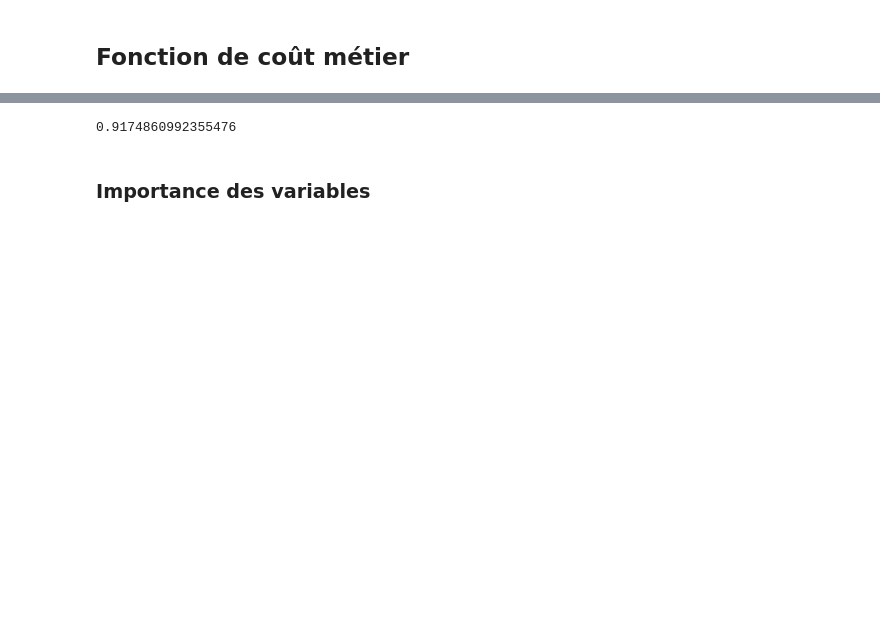
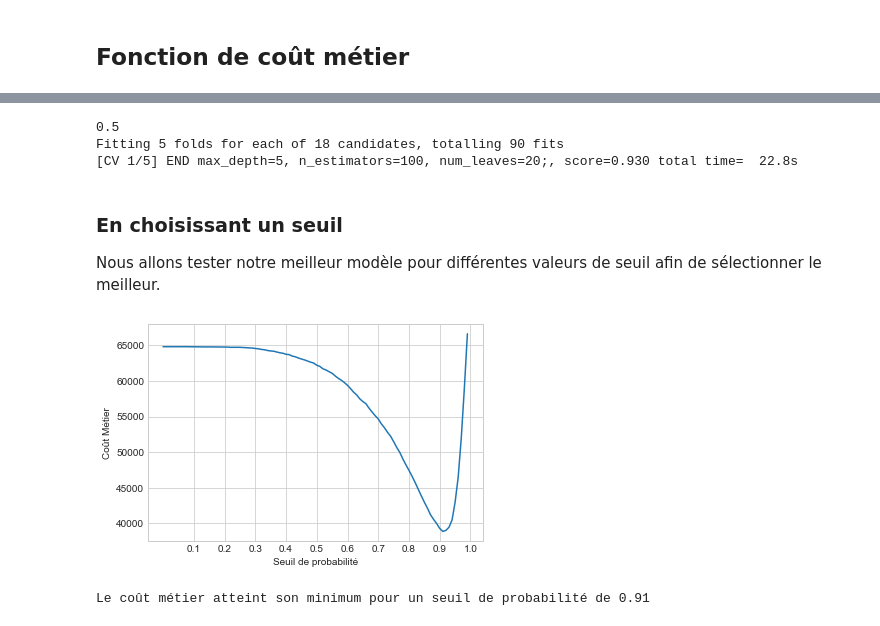
Before and after one commit to charlottemllt/Implementation-d-un-modele-de-scoring, a Jupyter notebook: Dossier Code/P7_02_NotebookModelisation.ipynb, the cells around one changed output, grey strips where cells are left out. Cells and saved outputs as stored; diff of their text form; code cells hidden in the pictures; blank space fills up the shorter version.

Commit message:
Ajout de l'analyse en fonction de coût métier

```diff
--- a/Dossier Code/P7_02_NotebookModelisation.ipynb
+++ b/Dossier Code/P7_02_NotebookModelisation.ipynb
@@ -833,7 +715,7 @@ XGB_SMOTE_SE = GridSearchCV(XGBClassifier(random_state=0),
                             scoring='roc_auc',
                             verbose=3)
 
-XGB_SMOTE_SE.fit(X_SMOTE_SE, y_SMOTE_SE)
-# XGB_SMOTE_SE = joblib.load('XGB_SMOTE_SE.joblib')
+# XGB_SMOTE_SE.fit(X_SMOTE_SE, y_SMOTE_SE)
+XGB_SMOTE_SE = joblib.load('XGB_SMOTE_SE.joblib')
 
 prediction_XGB_SMOTE_SE = XGB_SMOTE_SE.predict_proba(X_test_preprocessed)
@@ -886,7 +748,7 @@ Logistic_SMOTE_SE = GridSearchCV(LogisticRegression(random_state=0),
                                  scoring='roc_auc',
                                  verbose=3)
 
-Logistic_SMOTE_SE.fit(X_SMOTE_SE, y_SMOTE_SE)
-# Logistic_SMOTE_SE = joblib.load('Logistic_SMOTE_SE.joblib')
+# Logistic_SMOTE_SE.fit(X_SMOTE_SE, y_SMOTE_SE)
+Logistic_SMOTE_SE = joblib.load('Logistic_SMOTE_SE.joblib')
 
 prediction_Logistic_SMOTE_SE = Logistic_SMOTE_SE.predict_proba(X_test_preprocessed)
@@ -993,4 +835,8 @@ s
 | F1 | 0.955227 | 0.955235 | 0.955325 | 0.955509 | 0.955191 | 0.955292 | 0.955058 | ... |
 # %% [markdown]
 ## Fonction de coût métier
+# %%
+def cout_metier(y_true, y_pred, poids_fp=10, poids_fn=1):
+    tp, fp, fn, tn = confusion_matrix(y_true, y_pred).ravel()
+    return fp*poids_fp + fn*poids_fn
 # %% [markdown]
@@ -1003,13 +849,55 @@ Nous voulons donc une **précision le plus proche possible de 1**. Nous choisiss
-# %%
-from sklearn.metrics import fbeta_score
-
-best_model = LGBMClassifier(class_weight={0: 1, 1: 1}, max_depth=5, n_estimators=300, num_leaves=20, random_state=0)
-best_model.fit(X_train_preprocessed, y_train)
-predictions = best_model.predict_proba(X_test_preprocessed)[:, 1]
-y_pred = pd.Series(predictions).apply(lambda x: 1 if x >= 0.5 else 0)
-
-fbeta_score(y_test, y_pred, beta=0.01)
-# %% [output]
-0.9174860992355476
-# %% [markdown]
-### Importance des variables
+# %%
+cout_min = 11*y_test.shape[0]
+best_beta = 0
+
+for beta_ in [0.5, 0.2, 0.1, 0.05, 0.02, 0.01]:
+    print(beta_)
+    scorer = make_scorer(fbeta_score, beta=beta_)
+    model = GridSearchCV(LGBMClassifier(random_state=0),
+                         param_grid=param_LGBM,
+                         cv=cv_strat,
+                         scoring=scorer,
+                         verbose=3)
+
+    model.fit(X_train_preprocessed, y_train)
+    y_pred = model.predict(X_test_preprocessed)
+    cout = cout_metier(y_test, y_pred)
+    if cout < cout_min:
+        best_beta = beta_
+        joblib.dump(model, 'best_model_beta.joblib')
+# %% [output]
+0.5
+Fitting 5 folds for each of 18 candidates, totalling 90 fits
+[CV 1/5] END max_depth=5, n_estimators=100, num_leaves=20;, score=0.930 total time=  22.8s
+# %%
+best_model_beta = joblib.load('best_model_beta.joblib')
+y_pred = y_pred = best_model_beta.predict(X_test_preprocessed)
+
+ConfusionMatrixDisplay.from_predictions(y_test, y_pred, values_format='')
+plt.show()
+# %% [markdown]
+### En choisissant un seuil
+Nous allons tester notre meilleur modèle pour différentes valeurs de seuil afin de sélectionner le meilleur.
+# %%
+best_model = joblib.load('LGBM.joblib')
+cost_function = []
+threshold_x = []
+predictions = best_model.predict_proba(X_test_preprocessed)
+for t in tqdm(range(100)):
+    thresh = t/100
+    y_pred = pd.Series(predictions[:, 1]).apply(lambda x: 1 if x >= thresh else 0)
+    c = cout_metier(y_test, y_pred, poids_fp=10, poids_fn=1)
+    cost_function.append(c)
+    threshold_x.append(thresh)
+
+plt.plot(threshold_x, cost_function)
+plt.xlabel("Seuil de probabilité")
+plt.ylabel("Coût Métier")
+plt.xticks(np.linspace(0.1, 1, 10))
+plt.show()
+
+min_ = np.argmin(cost_function)
+print('Le coût métier atteint son minimum pour un seuil de probabilité de', threshold_x[min_])
+# %% [output]
+[figure, added]
+Le coût métier atteint son minimum pour un seuil de probabilité de 0.91
```
Also changed, not shown: parts of 22 cells of this notebook.
